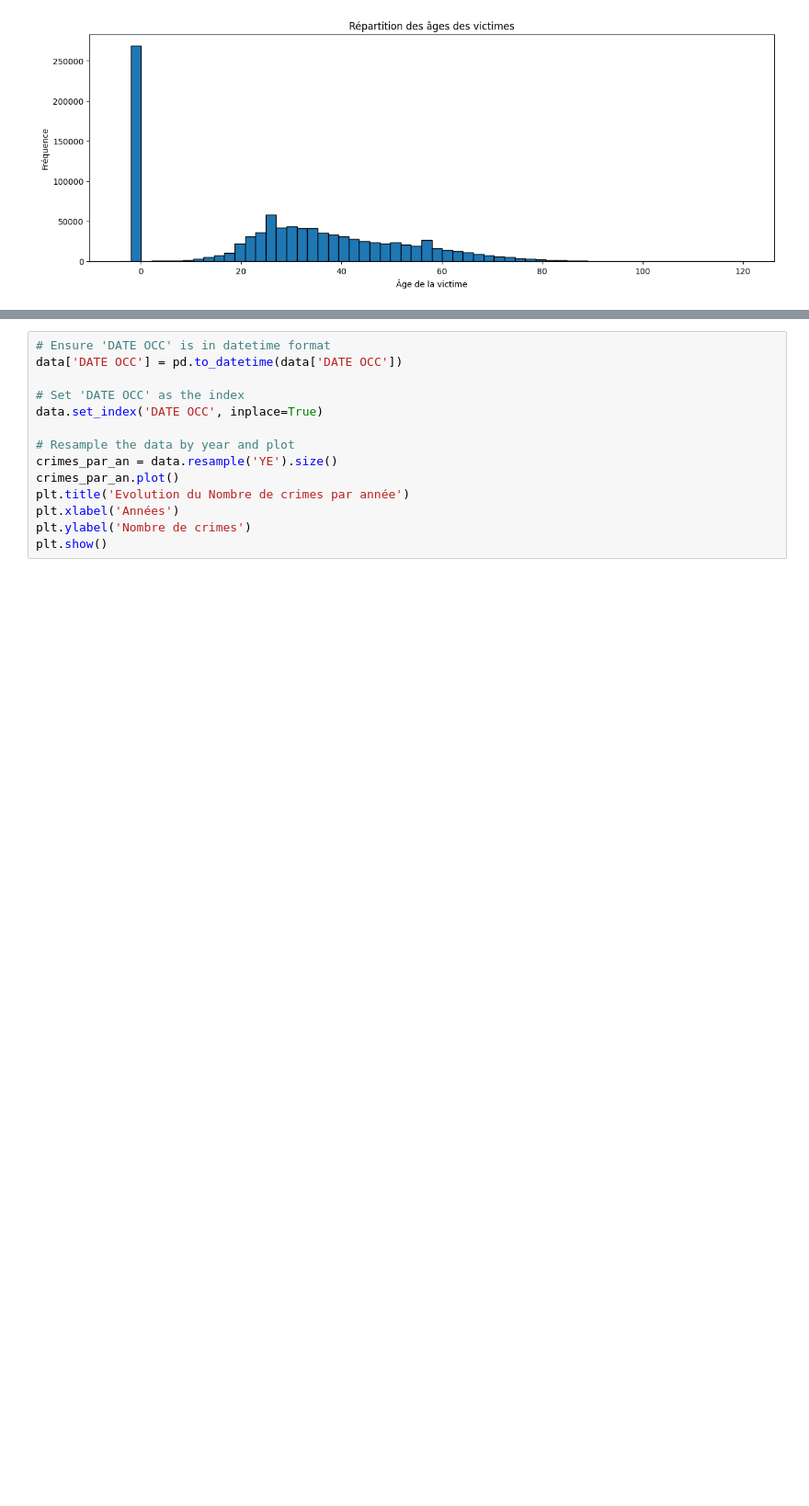
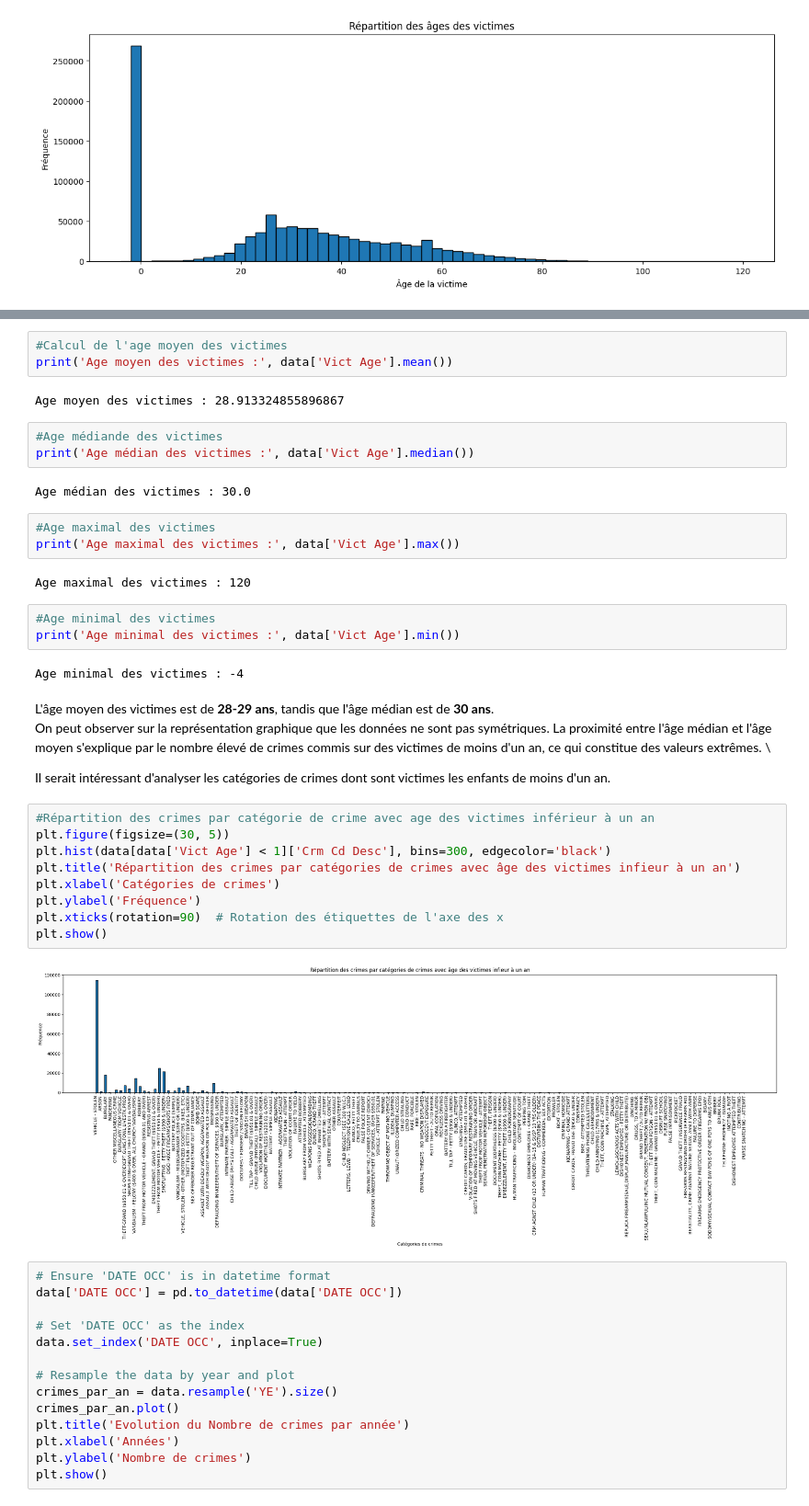
Before and after one commit to Gustiyn/Crime_Data_Analysis, a Jupyter notebook: Crime_data.ipynb, the cells around one changed output, grey strips where cells are left out. Shown at 92% size. Cells and saved outputs as stored; diff of their text form; blank space fills up the shorter version.

```diff
--- a/Crime_data.ipynb
+++ b/Crime_data.ipynb
@@ -88,3 +119,39 @@ plt.show()
+# %%
+#Calcul de l'age moyen des victimes
+print('Age moyen des victimes :', data['Vict Age'].mean())
+# %% [output]
+Age moyen des victimes : 28.913324855896867
+# %%
+#Age médiande des victimes
+print('Age médian des victimes :', data['Vict Age'].median())
+# %% [output]
+Age médian des victimes : 30.0
+# %%
+#Age maximal des victimes
+print('Age maximal des victimes :', data['Vict Age'].max())
+# %% [output]
+Age maximal des victimes : 120
+# %%
+#Age minimal des victimes
+print('Age minimal des victimes :', data['Vict Age'].min())
+# %% [output]
+Age minimal des victimes : -4
+# %% [markdown]
+L'âge moyen des victimes est de **28-29 ans**, tandis que l'âge médian est de **30 ans**.  \
+On peut observer sur la représentation graphique que les données ne sont pas symétriques. La proximité entre l'âge médian et l'âge moyen s'explique par le nombre élevé de crimes commis sur des victimes de moins d'un an, ce qui constitue des valeurs extrêmes.  \
+
+Il serait intéressant d'analyser les catégories de crimes dont sont victimes les enfants de moins d'un an.
+# %%
+#Répartition des crimes par catégorie de crime avec age des victimes inférieur à un an
+plt.figure(figsize=(30, 5))
+plt.hist(data[data['Vict Age'] < 1]['Crm Cd Desc'], bins=300, edgecolor='black')
+plt.title('Répartition des crimes par catégories de crimes avec âge des victimes infieur à un an')
+plt.xlabel('Catégories de crimes')
+plt.ylabel('Fréquence')
+plt.xticks(rotation=90)  # Rotation des étiquettes de l'axe des x
+plt.show()
+# %% [output]
+[figure, added]
 # %%
 # Ensure 'DATE OCC' is in datetime format
 data['DATE OCC'] = pd.to_datetime(data['DATE OCC'])
```
Also changed, not shown: parts of 11 cells of this notebook.
